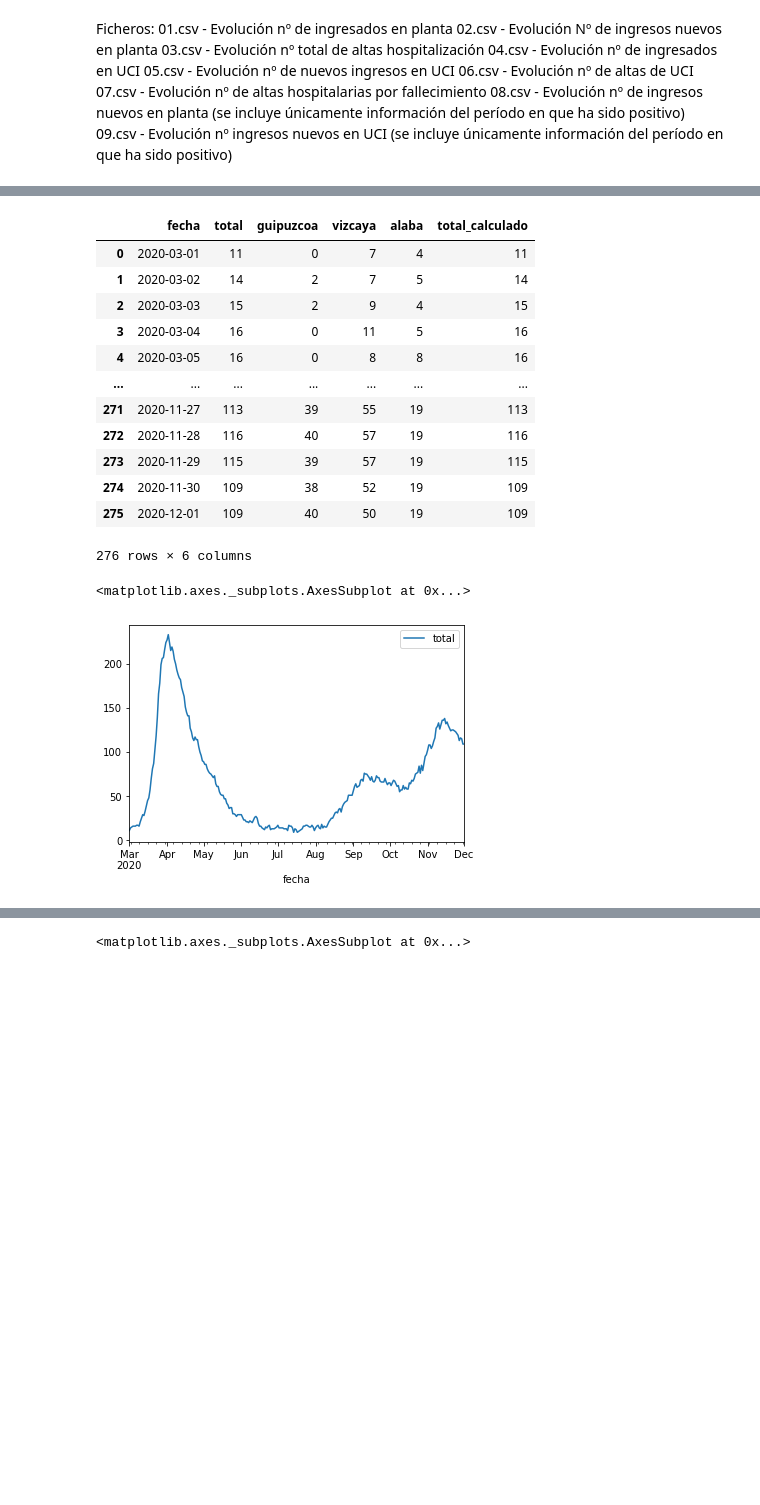
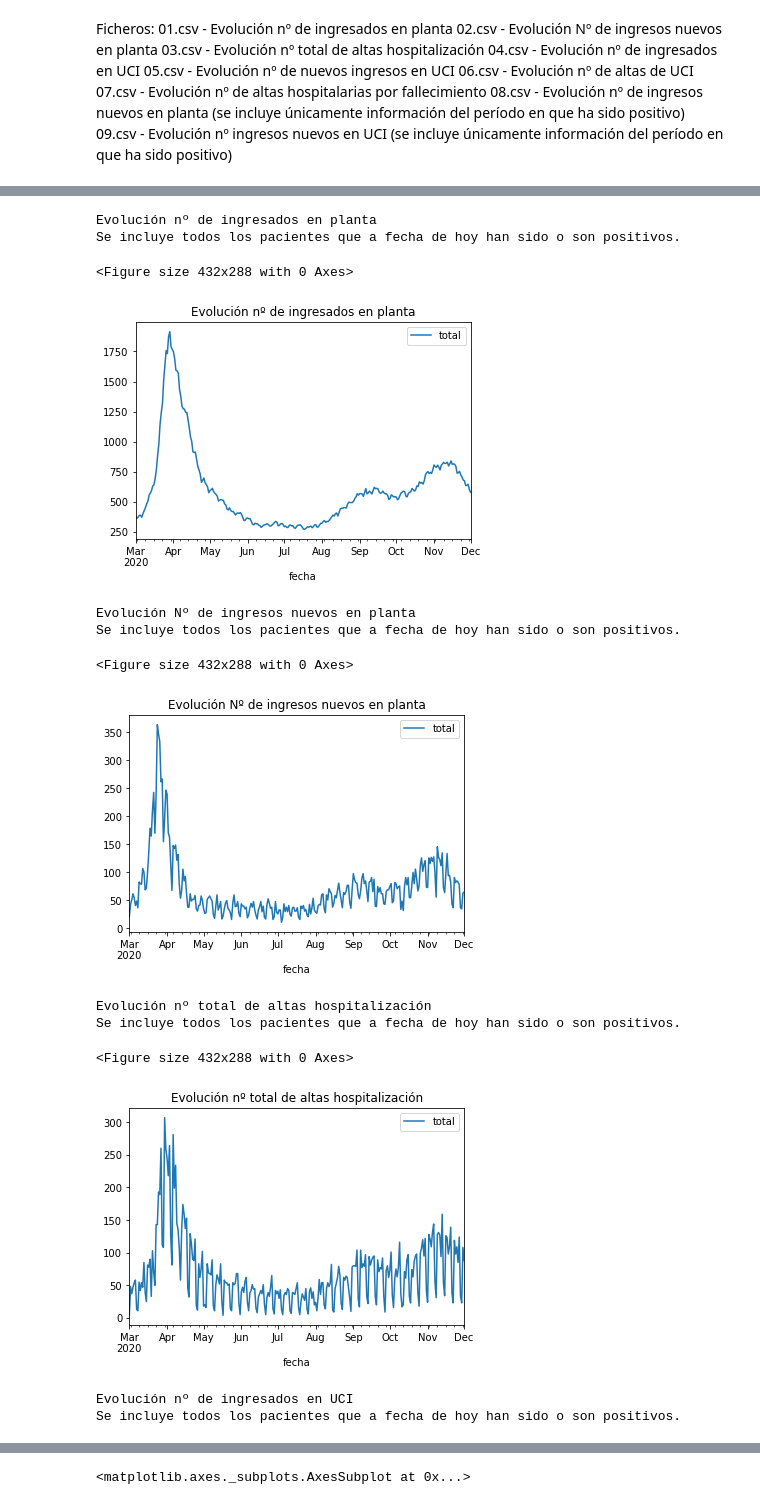
Before and after one commit to alafa/theegg_ai, a Jupyter notebook: tarea_26/Covid19 data study.ipynb, the cells around one changed output, grey strips where cells are left out. Saved outputs shown, nothing was run; the diff lists cells and outputs as text; code cells hidden in the pictures; blank space fills up the shorter version.

```diff
--- a/tarea_26/Covid19 data study.ipynb
+++ b/tarea_26/Covid19 data study.ipynb
@@ -34,23 +34,26 @@ Pandas dataframes available: df_01, df_02, df_03, df_04, df_05, df_06, df_07, df
-# %%
-df_04
-# %% [output]
-|  | fecha | total | guipuzcoa | vizcaya | alaba | total_calculado |
-| 0 | 2020-03-01 | 11 | 0 | 7 | 4 | 11 |
-| 1 | 2020-03-02 | 14 | 2 | 7 | 5 | 14 |
-| 2 | 2020-03-03 | 15 | 2 | 9 | 4 | 15 |
-| 3 | 2020-03-04 | 16 | 0 | 11 | 5 | 16 |
-| 4 | 2020-03-05 | 16 | 0 | 8 | 8 | 16 |
-| ... | ... | ... | ... | ... | ... | ... |
-| 271 | 2020-11-27 | 113 | 39 | 55 | 19 | 113 |
-| 272 | 2020-11-28 | 116 | 40 | 57 | 19 | 116 |
-| 273 | 2020-11-29 | 115 | 39 | 57 | 19 | 115 |
-| 274 | 2020-11-30 | 109 | 38 | 52 | 19 | 109 |
-| 275 | 2020-12-01 | 109 | 40 | 50 | 19 | 109 |
-276 rows × 6 columns
 # %%
 import matplotlib.pyplot as plt
-# %%
-df_04.plot(x='fecha', y='total')
-# %% [output]
-<matplotlib.axes._subplots.AxesSubplot at 0x...>
-[figure, removed]
+# %%
+for data in CSVS_DATA:
+
+    plt.figure()
+    print(data['title'])
+    print(data['title_note'])
+    data["data"].plot(x='fecha', y='total')
+    plt.title(data['title'])
+    plt.show()
+# %% [output]
+Evolución nº de ingresados en planta
+Se incluye todos los pacientes que a fecha de hoy han sido o son positivos.
+<Figure size 432x288 with 0 Axes>
+[figure, added]
+Evolución Nº de ingresos nuevos en planta
+Se incluye todos los pacientes que a fecha de hoy han sido o son positivos.
+<Figure size 432x288 with 0 Axes>
+[figure, added]
+Evolución nº total de altas hospitalización
+Se incluye todos los pacientes que a fecha de hoy han sido o son positivos.
+<Figure size 432x288 with 0 Axes>
+[figure, added]
+Evolución nº de ingresados en UCI
+Se incluye todos los pacientes que a fecha de hoy han sido o son positivos.
```
Also changed, not shown: parts of 4 cells of this notebook, 2 other files.
